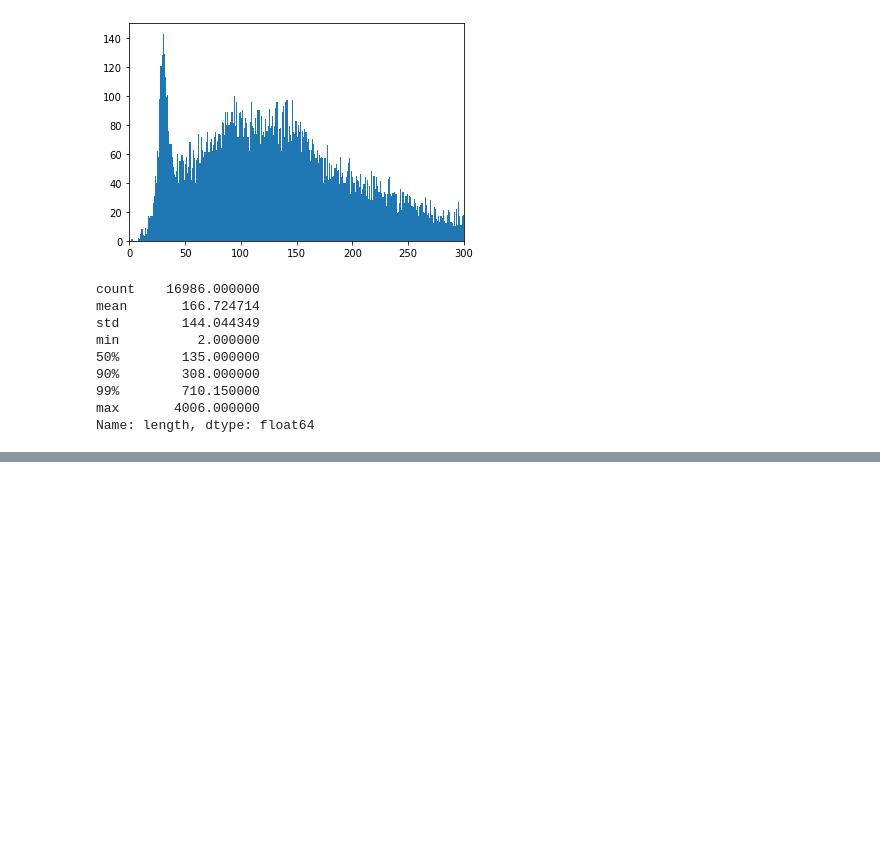
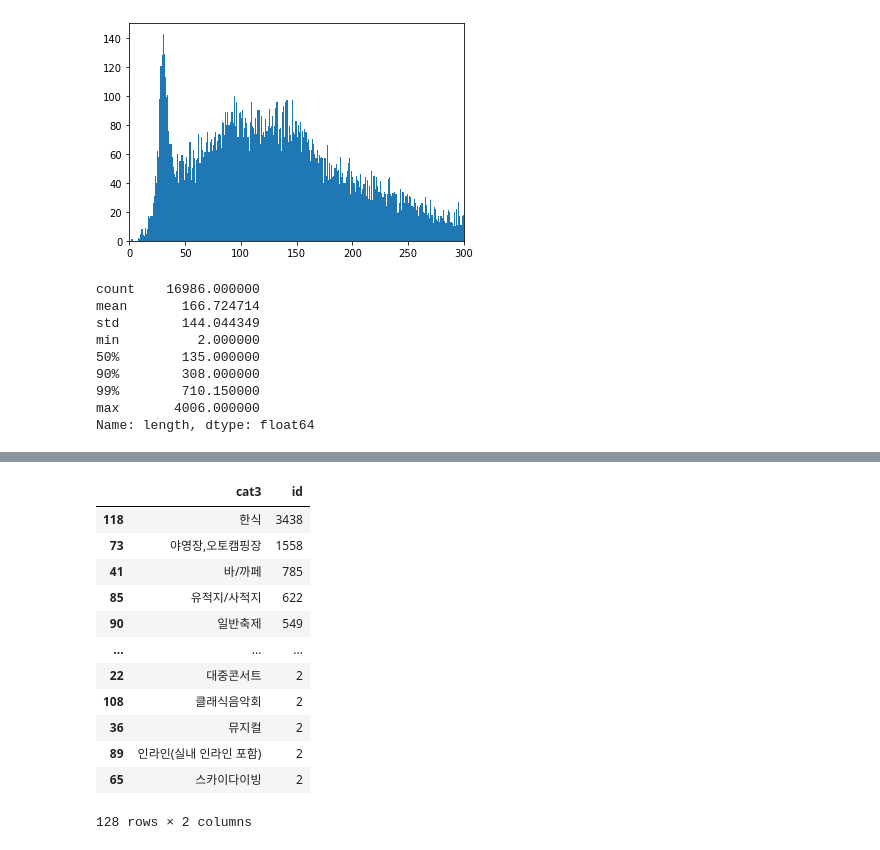
Before and after one commit to tom1130/competition, a Jupyter notebook: tour_ai/code/eda/data.ipynb, the cells around one changed output, grey strips where cells are left out. Cells and saved outputs as stored; diff of their text form; code cells hidden in the pictures; blank space fills up the shorter version.

```diff
--- a/tour_ai/code/eda/data.ipynb
+++ b/tour_ai/code/eda/data.ipynb
@@ -89,0 +103,16 @@ Name: length, dtype: float64
+# %%
+data_grp.sort_values('id', ascending=False)
+# %% [output]
+|  | cat3 | id |
+| 118 | 한식 | 3438 |
+| 73 | 야영장,오토캠핑장 | 1558 |
+| 41 | 바/까페 | 785 |
+| 85 | 유적지/사적지 | 622 |
+| 90 | 일반축제 | 549 |
+| ... | ... | ... |
+| 22 | 대중콘서트 | 2 |
+| 108 | 클래식음악회 | 2 |
+| 36 | 뮤지컬 | 2 |
+| 89 | 인라인(실내 인라인 포함) | 2 |
+| 65 | 스카이다이빙 | 2 |
+128 rows × 2 columns
```
Also changed, not shown: parts of 5 cells of this notebook, 6 other files.
